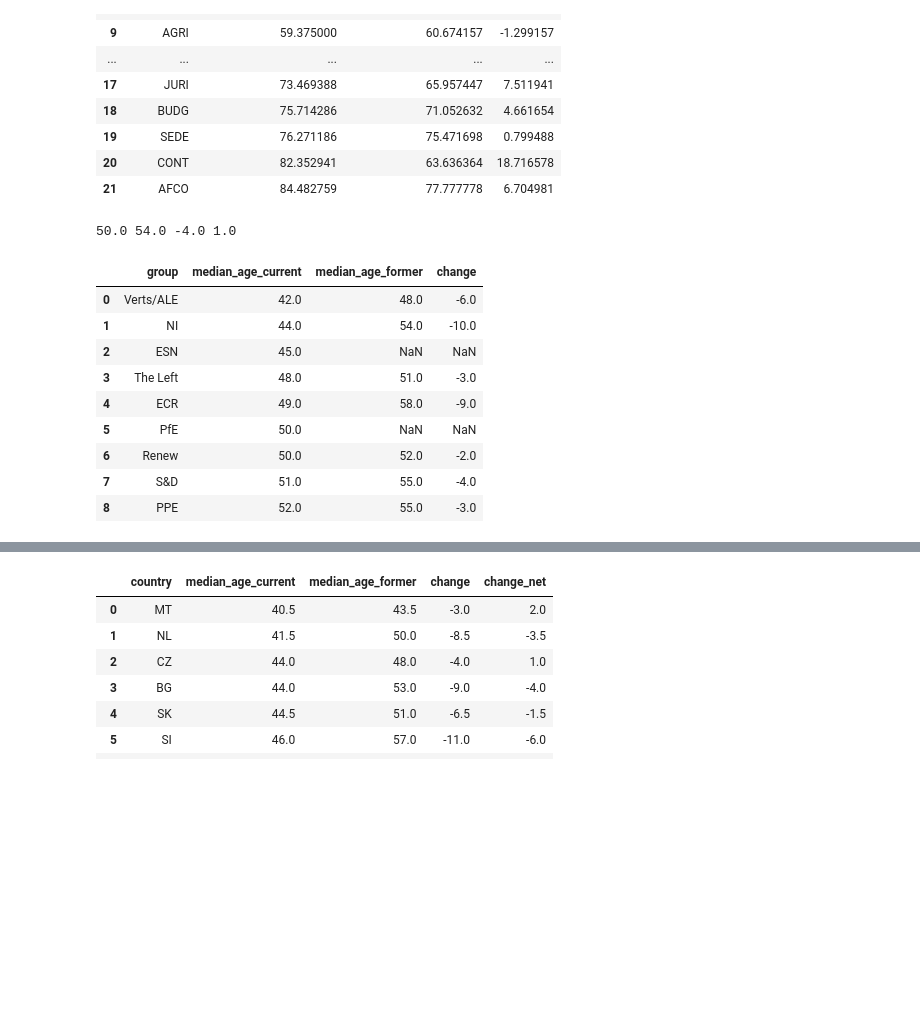
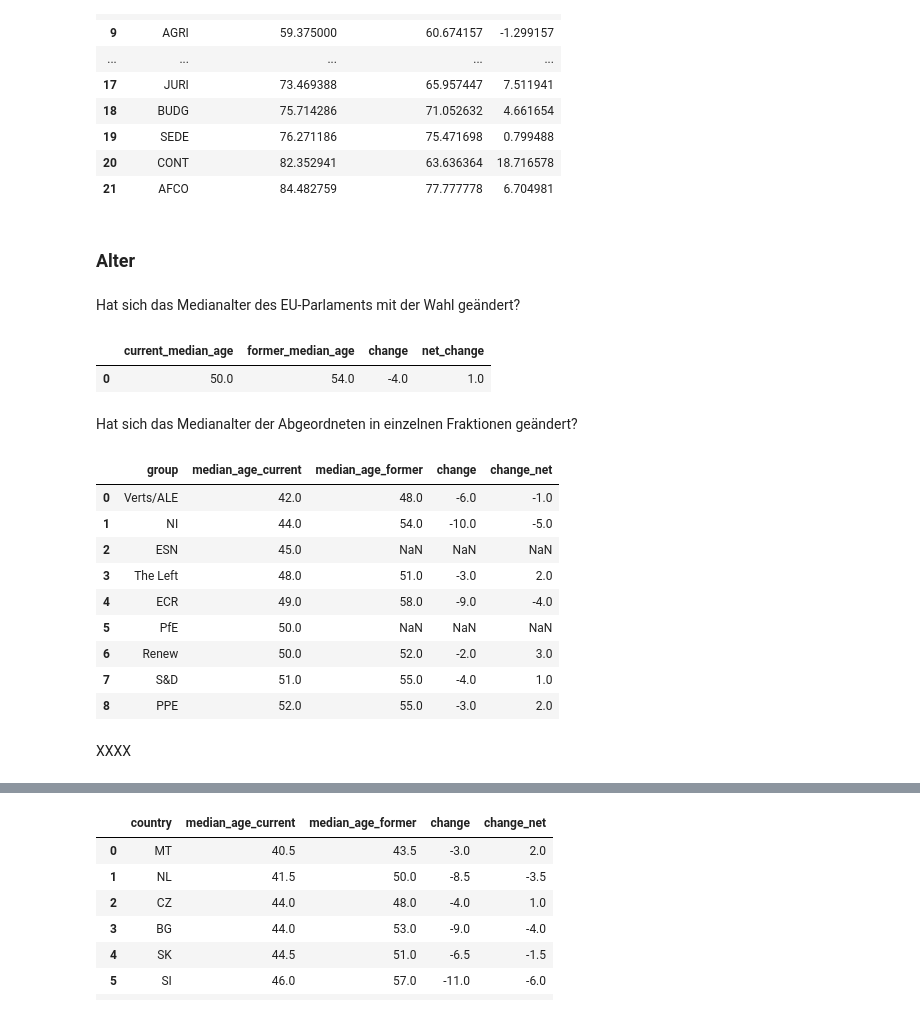
Before and after one commit to SWRdata/p081_euparlament_divers, a Jupyter notebook: analysis/followup.ipynb, the cells around one changed output, grey strips where cells are left out. Saved outputs shown, nothing was run; the diff lists cells and outputs as text; code cells hidden in the pictures; blank space fills up the shorter version.

```diff
--- a/analysis/followup.ipynb
+++ b/analysis/followup.ipynb
@@ -39,5 +33,6 @@ print(return_counter / counter)
+# %%
+group_list = ["The Left", "S&D", "Verts/ALE", "Renew", "PPE", "ECR", "PfE", "ESN"]
 # %%
-group_list = list(set(meps_current_df["group"].tolist()))
 country_list = list(set(meps_current_df["country"].tolist()))
 org_list = []
 for list_entry in meps_current_df["memberships"].tolist():
@@ -235,6 +285,8 @@ committee_men_df
 | 19 | SEDE | 76.271186 | 75.471698 | 0.799488 |
 | 20 | CONT | 82.352941 | 63.636364 | 18.716578 |
 | 21 | AFCO | 84.482759 | 77.777778 | 6.704981 |
+# %% [markdown]
+### Alter
 # %%
 def calculate_age(born_year, born_month, born_day):
     today = date(2024, 7, 16) # Doublecheck
@@ -245,6 +297,8 @@ def calculate_age(born_year, born_month, born_day):
             return today.year - born_year
         return today.year - born_year - 1
     return today.year - born_year - 1
+# %% [markdown]
+Hat sich das Medianalter des EU-Parlaments mit der Wahl geändert?
 # %%
 former_ages_df = meps_former_df.loc[meps_former_df["born_year"].notna()]
 former_ages_df = former_ages_df.loc[former_ages_df["born_year"] != 0]
@@ -258,9 +312,12 @@ current_ages_df = current_ages_df.loc[current_ages_df["born_year"].notna()]
 current_ages = current_ages_df.apply(lambda x: calculate_age(x["born_year"], x["born_month"], x["born_day"]), axis = 1)
 current_ages = sorted(current_ages)
 current_median = median(current_ages)
-print(current_median, former_median, (current_median - former_median), (current_median - former_median + 5))
+ages_df = pd.DataFrame([current_median, former_median, (current_median - former_median), (current_median - former_median + 5)]).transpose()
+ages_df = ages_df.rename(columns = {0: "current_median_age", 1: "former_median_age", 2: "change", 3: "net_change"})
+ages_df
 # %% [output]
-50.0 54.0 -4.0 1.0
+|  | current_median_age | former_median_age | change | net_change |
+| 0 | 50.0 | 54.0 | -4.0 | 1.0 |
 # %%
 def get_median_age(column, filter_list, meps_df):
     df = meps_df.loc[meps_df[column].notna()]
@@ -276,18 +333,23 @@ def get_median_age(column, filter_list, meps_df):
     median_age_df = median_age_df.reset_index().rename(columns = {"index": column, 0: "median_age"})
     median_age_df = median_age_df.sort_values("median_age")
     return median_age_df
+# %% [markdown]
+Hat sich das Medianalter der Abgeordneten in einzelnen Fraktionen geändert?
 # %%
 group_age_df = compare_current_former(get_median_age, "group", group_list, meps_current_df, meps_former_df)
+group_age_df["change_net"] = group_age_df["change"] + 5
 group_age_df.to_csv("followup_group_age.csv", index = False)
 group_age_df
 # %% [output]
-|  | group | median_age_current | median_age_former | change |
-| 0 | Verts/ALE | 42.0 | 48.0 | -6.0 |
-| 1 | NI | 44.0 | 54.0 | -10.0 |
-| 2 | ESN | 45.0 | NaN | NaN |
-| 3 | The Left | 48.0 | 51.0 | -3.0 |
-| 4 | ECR | 49.0 | 58.0 | -9.0 |
-| 5 | PfE | 50.0 | NaN | NaN |
-| 6 | Renew | 50.0 | 52.0 | -2.0 |
-| 7 | S&D | 51.0 | 55.0 | -4.0 |
-| 8 | PPE | 52.0 | 55.0 | -3.0 |
+|  | group | median_age_current | median_age_former | change | change_net |
+| 0 | Verts/ALE | 42.0 | 48.0 | -6.0 | -1.0 |
+| 1 | NI | 44.0 | 54.0 | -10.0 | -5.0 |
+| 2 | ESN | 45.0 | NaN | NaN | NaN |
+| 3 | The Left | 48.0 | 51.0 | -3.0 | 2.0 |
+| 4 | ECR | 49.0 | 58.0 | -9.0 | -4.0 |
+| 5 | PfE | 50.0 | NaN | NaN | NaN |
+| 6 | Renew | 50.0 | 52.0 | -2.0 | 3.0 |
+| 7 | S&D | 51.0 | 55.0 | -4.0 | 1.0 |
+| 8 | PPE | 52.0 | 55.0 | -3.0 | 2.0 |
+# %% [markdown]
+XXXX
```
Also changed, not shown: parts of 24 cells of this notebook, 6 other files.
